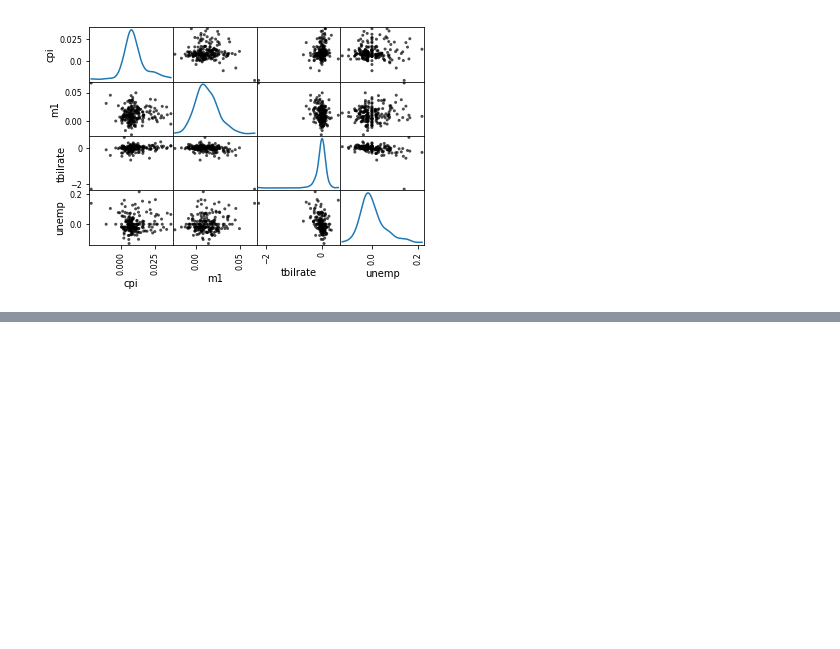
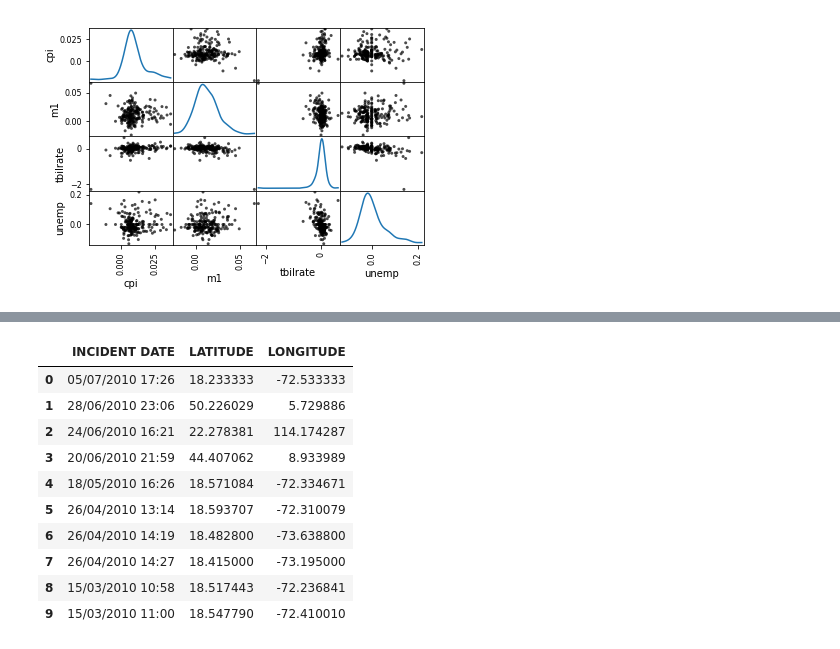
Before and after one commit to etolh/DataScience, a Jupyter notebook: python-data-processing/ch8/MatPlotTur.ipynb, the cells around one changed output, grey strips where cells are left out. Cells and saved outputs as stored; diff of their text form; code cells hidden in the pictures; blank space fills up the shorter version.

```diff
--- a/python-data-processing/ch8/MatPlotTur.ipynb
+++ b/python-data-processing/ch8/MatPlotTur.ipynb
@@ -322,0 +348,14 @@ array([[<matplotlib.axes._subplots.AxesSubplot object at 0x...>,
+# %%
+data[['INCIDENT DATE', 'LATITUDE', 'LONGITUDE']][:10]
+# %% [output]
+|  | INCIDENT DATE | LATITUDE | LONGITUDE |
+| 0 | 05/07/2010 17:26 | 18.233333 | -72.533333 |
+| 1 | 28/06/2010 23:06 | 50.226029 | 5.729886 |
+| 2 | 24/06/2010 16:21 | 22.278381 | 114.174287 |
+| 3 | 20/06/2010 21:59 | 44.407062 | 8.933989 |
+| 4 | 18/05/2010 16:26 | 18.571084 | -72.334671 |
+| 5 | 26/04/2010 13:14 | 18.593707 | -72.310079 |
+| 6 | 26/04/2010 14:19 | 18.482800 | -73.638800 |
+| 7 | 26/04/2010 14:27 | 18.415000 | -73.195000 |
+| 8 | 15/03/2010 10:58 | 18.517443 | -72.236841 |
+| 9 | 15/03/2010 11:00 | 18.547790 | -72.410010 |
```
Also changed, not shown: parts of 20 cells of this notebook.
